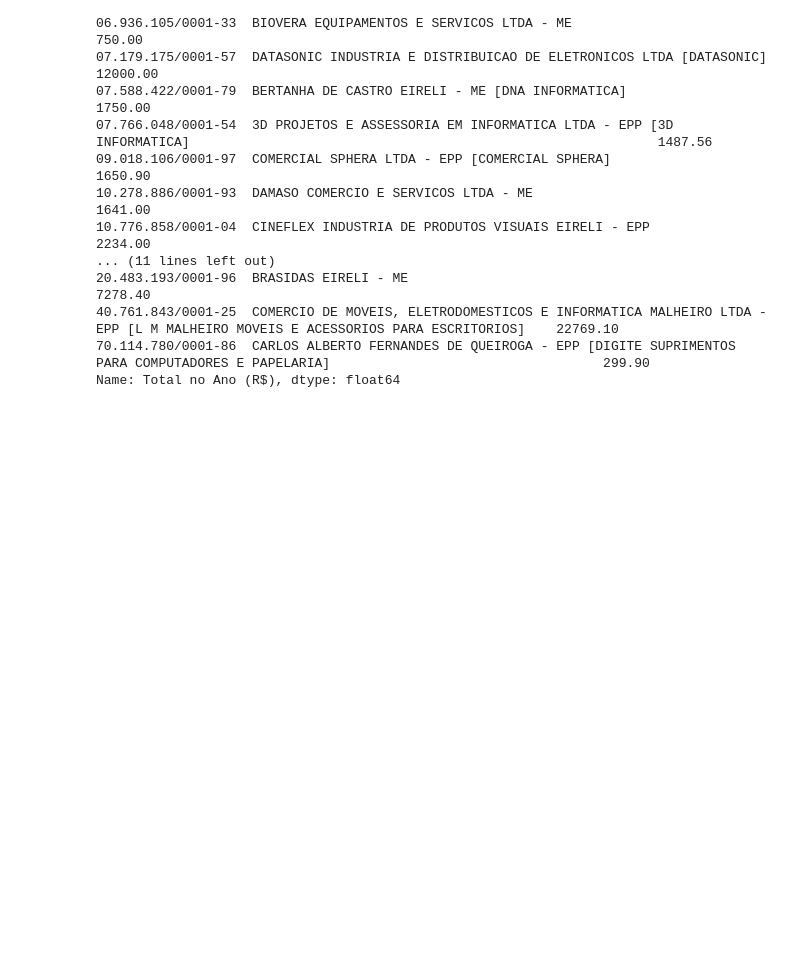
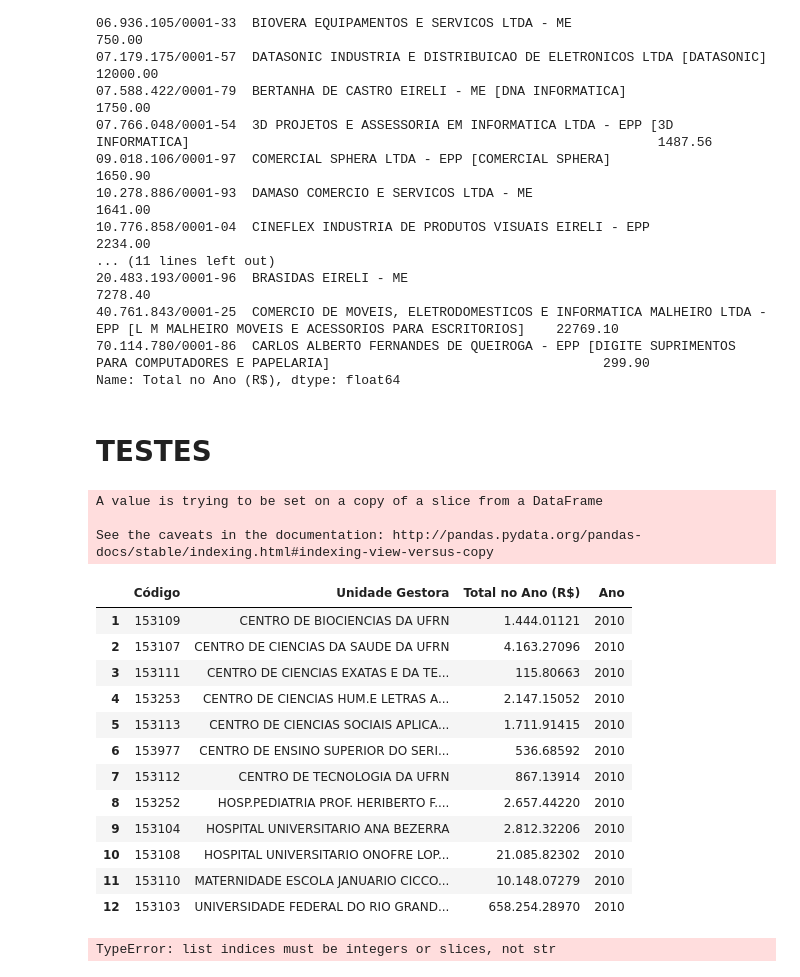
Before and after one commit to bombermal/O_Cabueta, a Jupyter notebook: O Cabueta.ipynb, the cells around one changed output. Saved outputs shown, nothing was run; the diff lists cells and outputs as text; code cells hidden in the pictures; blank space fills up the shorter version.

Commit message:
Mais testes

```diff
--- a/O Cabueta.ipynb
+++ b/O Cabueta.ipynb
@@ -257,3 +260,72 @@ CPF/CNPJ/Outros     Favorecido [Nome Fantasia]
 40.761.843/0001-25  COMERCIO DE MOVEIS, ELETRODOMESTICOS E INFORMATICA MALHEIRO LTDA - EPP [L M MALHEIRO MOVEIS E ACESSORIOS PARA ESCRITORIOS]    22769.10
 70.114.780/0001-86  CARLOS ALBERTO FERNANDES DE QUEIROGA - EPP [DIGITE SUPRIMENTOS PARA COMPUTADORES E PAPELARIA]                                   299.90
 Name: Total no Ano (R$), dtype: float64
+# %% [markdown]
+# TESTES
+# %%
+#Lines distribuction
+
+url = "http://www.transparencia.gov.br/PortalComprasDiretasOEUnidadeGestora.asp?Ano=2016&CodigoOS=26000&CodigoOrgao=26243"
+
+####IVAN
+
+##Percorre os links e cria tabelas para cada um deles
+
+### Aqui que entra o SCRAP
+urls.clear()
+
+for atual in range(10,18):
+    urls.append("http://www.transparencia.gov.br/PortalComprasDiretasOEUnidadeGestora.asp?Ano=20"+str(atual)+"&CodigoOS=26000&CodigoOrgao=26243")
+
+##Lista de tabelas
+Departamentos = []
+#Criar um dicionário da seguinte form dict = { "Nome_Do_departamento" : Tabela}, assim fica mais fácil de
+#identificar cada gráfico que será plotado
+for atual in range(len(urls)):
+    df = retorna_tabelas(urls[atual])
+    Departamentos.append(cria_tabela(df[1], 1))
+
+for atual in range(0,len(Departamentos)):
+    Departamentos[atual]["Ano"] = atual+2010
+
+####IVAN
+# %%
+#for atual in range(0,len(Departamentos)):
+#    corrige_tabela(Departamentos[atual], "Total no Ano (R$)" )
+
+temp = Departamentos[0].copy()
+corrige_tabela(temp, "Total no Ano (R$)" )
+#for atual in range(0,len(Departamentos)):
+#    print(type(Departamentos[atual]["Total no Ano (R$)"][1] ))
+# %% [output]
+A value is trying to be set on a copy of a slice from a DataFrame
+
+See the caveats in the documentation: http://pandas.pydata.org/pandas-docs/stable/indexing.html#indexing-view-versus-copy
+# %%
+temp
+# %% [output]
+|  | Código | Unidade Gestora | Total no Ano (R$) | Ano |
+| 1 | 153109 | CENTRO DE BIOCIENCIAS DA UFRN | 1.444.01121 | 2010 |
+| 2 | 153107 | CENTRO DE CIENCIAS DA SAUDE DA UFRN | 4.163.27096 | 2010 |
+| 3 | 153111 | CENTRO DE CIENCIAS EXATAS E DA TE... | 115.80663 | 2010 |
+| 4 | 153253 | CENTRO DE CIENCIAS HUM.E LETRAS A... | 2.147.15052 | 2010 |
+| 5 | 153113 | CENTRO DE CIENCIAS SOCIAIS APLICA... | 1.711.91415 | 2010 |
+| 6 | 153977 | CENTRO DE ENSINO SUPERIOR DO SERI... | 536.68592 | 2010 |
+| 7 | 153112 | CENTRO DE TECNOLOGIA DA UFRN | 867.13914 | 2010 |
+| 8 | 153252 | HOSP.PEDIATRIA PROF. HERIBERTO F.... | 2.657.44220 | 2010 |
+| 9 | 153104 | HOSPITAL UNIVERSITARIO ANA BEZERRA | 2.812.32206 | 2010 |
+| 10 | 153108 | HOSPITAL UNIVERSITARIO ONOFRE LOP... | 21.085.82302 | 2010 |
+| 11 | 153110 | MATERNIDADE ESCOLA JANUARIO CICCO... | 10.148.07279 | 2010 |
+| 12 | 153103 | UNIVERSIDADE FEDERAL DO RIO GRAND... | 658.254.28970 | 2010 |
+# %%
+#Lines por departamento
+
+dep_lines = figure(title="Verbas por departamento", x_axis_type="datetime")
+
+dep_lines.line(Departamentos["Ano"], Departamentos["Total no Ano (R$)"], legend="y=sqrt(x)", line_color="tomato", line_dash="dotdash")
+
+output_notebook()
+
+show(dep_lines)
+# %% [output]
+TypeError: list indices must be integers or slices, not str
```
Also changed, not shown: parts of 5 cells of this notebook.
